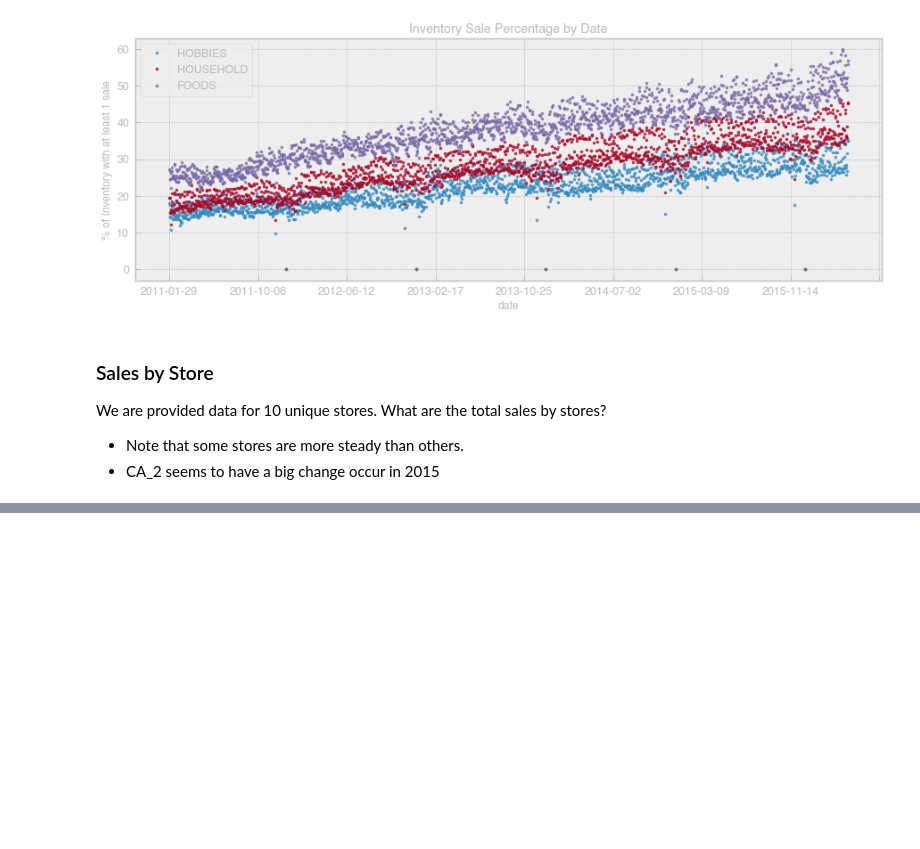
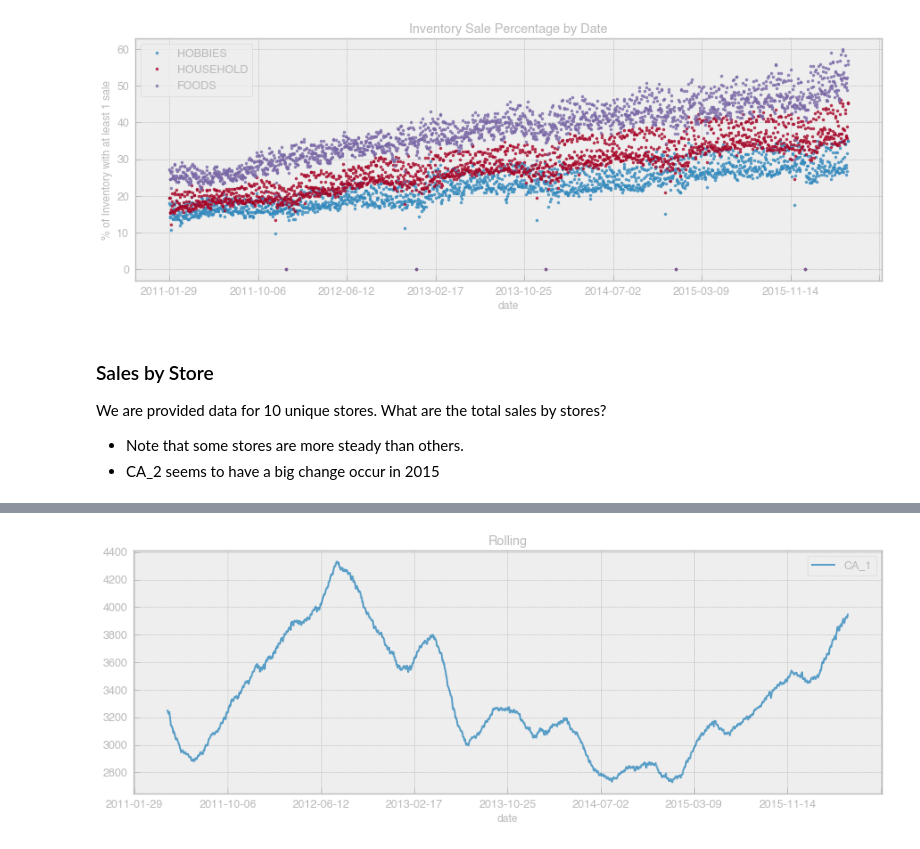
Before and after one commit to suhyun-cho/Dive-to-Kaggle, a Jupyter notebook: M5-Forecasting/M5-Forecasting-Starter-Data-Exploration.ipynb, the cells around one changed output, grey strips where cells are left out. Saved outputs shown, nothing was run; the diff lists cells and outputs as text; code cells hidden in the pictures; blank space fills up the shorter version.

Commit message:
Rolling 90Day sales by store

```diff
--- a/M5-Forecasting/M5-Forecasting-Starter-Data-Exploration.ipynb
+++ b/M5-Forecasting/M5-Forecasting-Starter-Data-Exploration.ipynb
@@ -345,3 +344,6 @@ We are provided data for 10 unique stores. What are the total sales by stores?
 
 * Note that some stores are more steady than others.
 * CA_2 seems to have a big change occur in 2015
+# %%
+store_list = sellp['store_id'].unique()
+sellp['store_id'].unique()
@@ -347,0 +368,16 @@ We are provided data for 10 unique stores. What are the total sales by stores?
+# %%
+for s in store_list:
+    store_items=[c for c in past_sales.columns if s in c]
+    # store종류별 합계를 구하고, rolling으로 이동평균구함.
+past_sales[store_items].sum(axis=1).plot(figsize=(15,5),alpha=0.8, title='not Rolling', color=next(color_cycle))
+plt.legend(store_list)
+plt.show()
+# %%
+for s in store_list:
+    store_items=[c for c in past_sales.columns if s in c]
+    # store종류별 합계를 구하고, rolling으로 이동평균구함.
+past_sales[store_items].sum(axis=1).rolling(90).mean().plot(figsize=(15,5), alpha=0.8, title='Rolling')
+plt.legend(store_list)
+plt.show()
+# %% [output]
+[figure, added]
```
Also changed, not shown: parts of 6 cells of this notebook.
